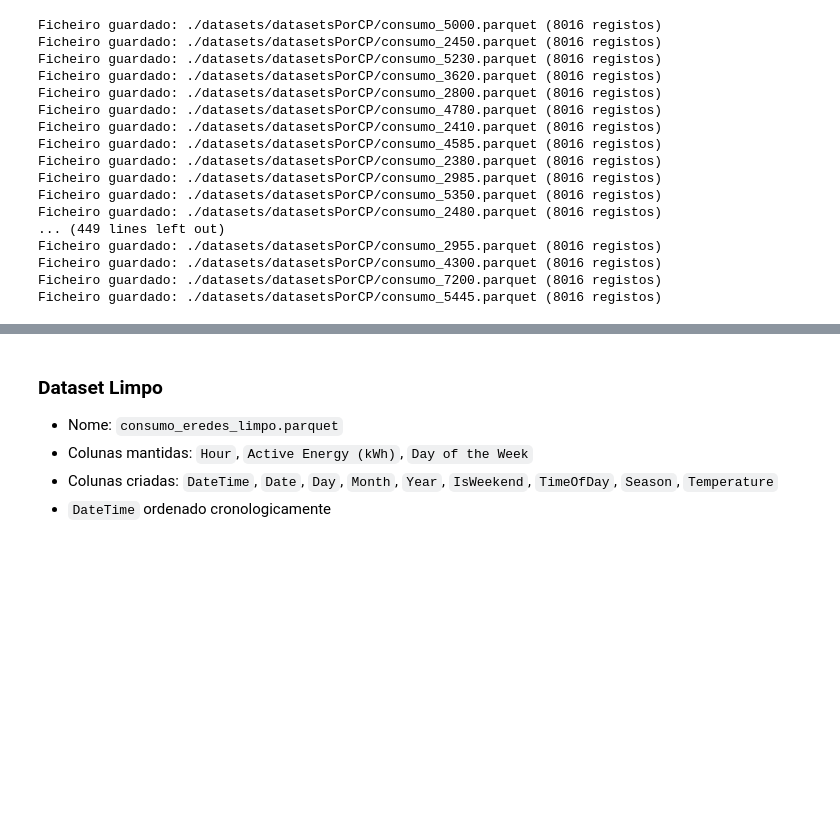
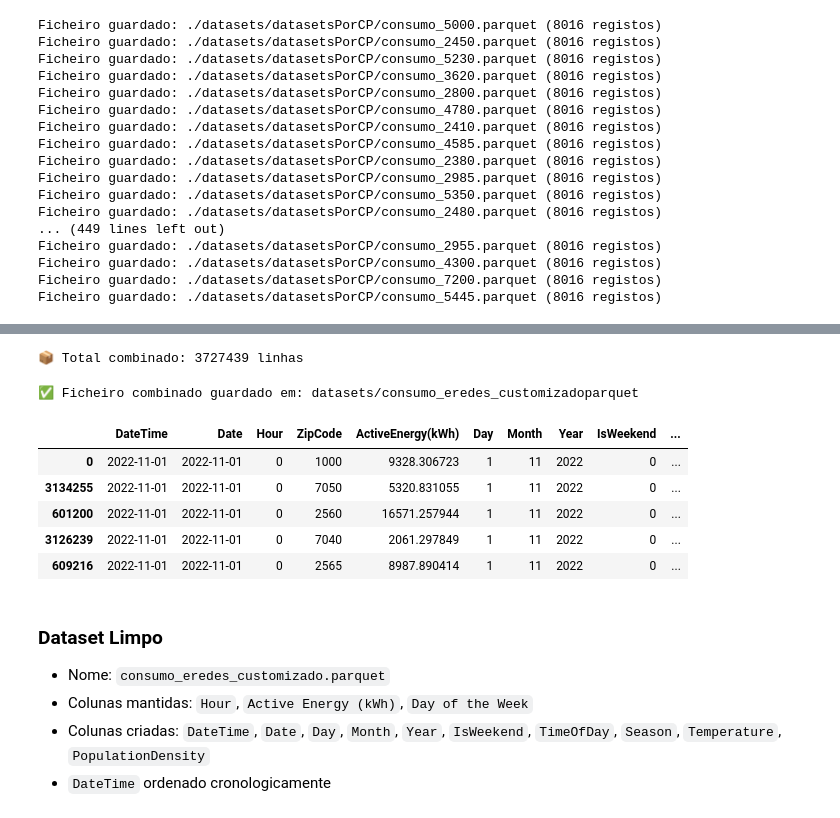
Before and after one commit to heyliceeee/previsao-do-consumo-energetico-com-ml, a Jupyter notebook: 1recolha-e-limpeza.ipynb, the cells around one changed output, grey strips where cells are left out. Drawn from its saved outputs; the diff is of its cells as text; code cells hidden in the pictures; blank space fills up the shorter version.

```diff
--- a/1recolha-e-limpeza.ipynb
+++ b/1recolha-e-limpeza.ipynb
@@ -396,2 +374,13 @@ for ficheiro in ficheiros:
 # %%
-# Unir todos os datasets a apenas um
+pasta = "datasets/datasetsPorCP" # Caminho para a pasta
+
+ficheiros = [f for f in os.listdir(pasta) if f.endswith(".parquet")] # Lista todos os ficheiros .parquet na pasta
+
+dataframes = [] # Lista para acumular os DataFrames
+# %%
+# Ler e adicionar cada ficheiro à lista
+for ficheiro in ficheiros:
+    caminho_ficheiro = os.path.join(pasta, ficheiro)
+    df = pd.read_parquet(caminho_ficheiro)
+    dataframes.append(df)
+    print(f"✅ Lido: {ficheiro} ({len(df)} linhas)")
@@ -398,10 +405,32 @@ for ficheiro in ficheiros:
+# %%
+df_total = pd.concat(dataframes, ignore_index=True) # Concatenar tudo num só DataFrame
+
+# Ordenar pela coluna DateTime
+df_total["DateTime"] = pd.to_datetime(df_total["DateTime"])  # Garantir formato datetime
+df_total = df_total.sort_values("DateTime")
+
+print(f"\n📦 Total combinado: {len(df_total)} linhas")
+# %% [output]
+📦 Total combinado: 3727439 linhas
 # %%
 # Guardar versão limpa do dataset como .parquet
-df = df[df['ActiveEnergy(kWh)'] >= 0]
-df.to_parquet('datasets/consumo_eredes_limpo.parquet', index=False)
+df_total = df_total[df_total['ActiveEnergy(kWh)'] >= 0]
+df_total.to_parquet("datasets/consumo_eredes_customizado.parquet", index=False)
+print("✅ Ficheiro combinado guardado em: datasets/consumo_eredes_customizado.parquet")
+# %% [output]
+✅ Ficheiro combinado guardado em: datasets/consumo_eredes_customizadoparquet
+# %%
+df_total.head()
+# %% [output]
+|  | DateTime | Date | Hour | ZipCode | ActiveEnergy(kWh) | Day | Month | Year | IsWeekend | ... |
+| 0 | 2022-11-01 | 2022-11-01 | 0 | 1000 | 9328.306723 | 1 | 11 | 2022 | 0 | ... |
+| 3134255 | 2022-11-01 | 2022-11-01 | 0 | 7050 | 5320.831055 | 1 | 11 | 2022 | 0 | ... |
+| 601200 | 2022-11-01 | 2022-11-01 | 0 | 2560 | 16571.257944 | 1 | 11 | 2022 | 0 | ... |
+| 3126239 | 2022-11-01 | 2022-11-01 | 0 | 7040 | 2061.297849 | 1 | 11 | 2022 | 0 | ... |
+| 609216 | 2022-11-01 | 2022-11-01 | 0 | 2565 | 8987.890414 | 1 | 11 | 2022 | 0 | ... |
 # %% [markdown]
 ### Dataset Limpo
-- Nome: `consumo_eredes_limpo.parquet`
+- Nome: `consumo_eredes_customizado.parquet`
 - Colunas mantidas: `Hour`, `Active Energy (kWh)`, `Day of the Week`
-- Colunas criadas: `DateTime`, `Date`, `Day`, `Month`, `Year`, `IsWeekend`, `TimeOfDay`, `Season`, `Temperature`
+- Colunas criadas: `DateTime`, `Date`, `Day`, `Month`, `Year`, `IsWeekend`, `TimeOfDay`, `Season`, `Temperature`, `PopulationDensity`
 - `DateTime` ordenado cronologicamente
```
Also changed, not shown: parts of 19 cells of this notebook, 10 other files.
